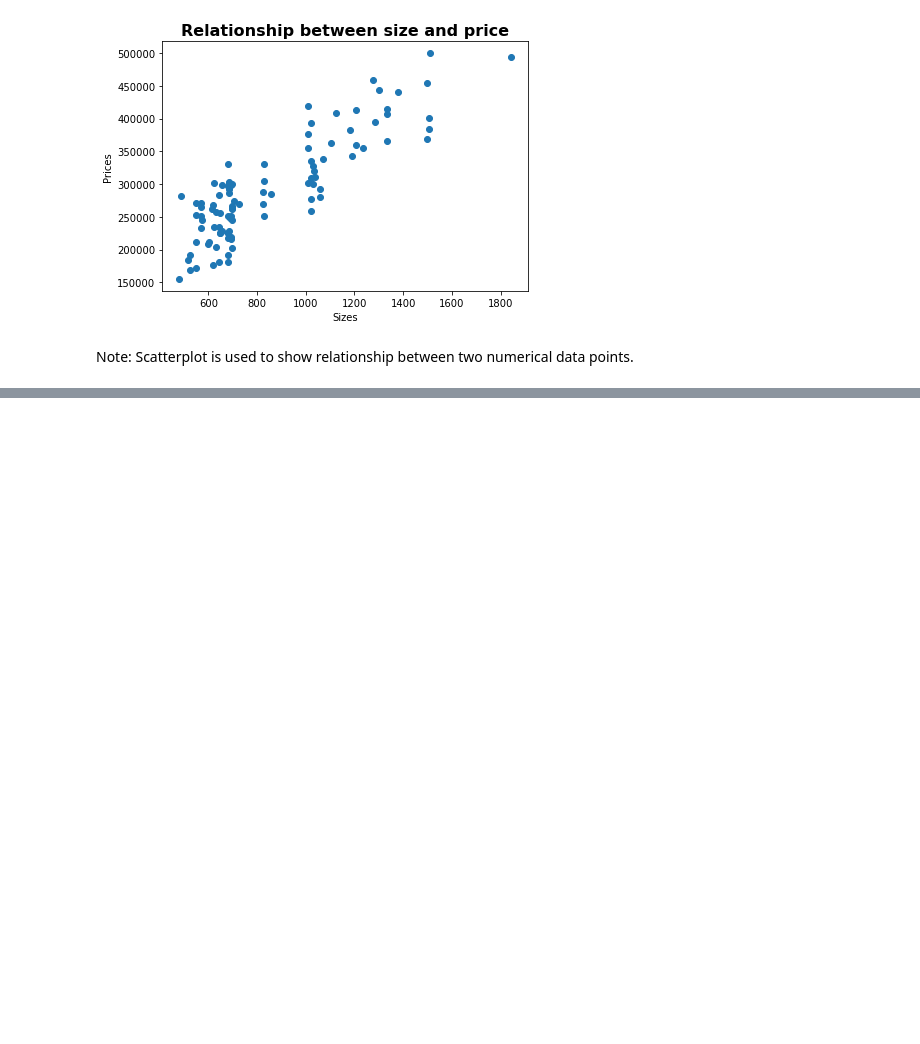
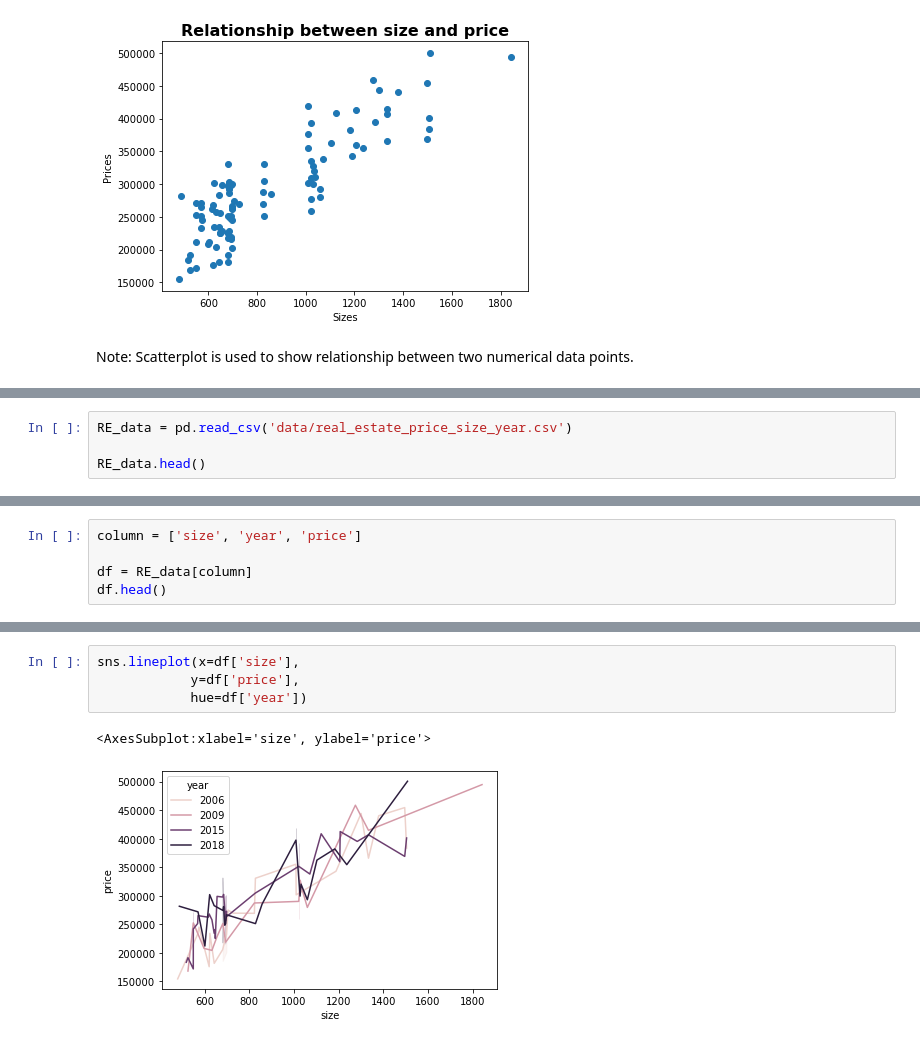
Before and after one commit to JudsonMorgan/Python-for-Data-Analyst, a Jupyter notebook: Data-visualization.ipynb, the cells around one changed output, grey strips where cells are left out. Drawn from its saved outputs; the diff is of its cells as text; blank space fills up the shorter version.

```diff
--- a/Data-visualization.ipynb
+++ b/Data-visualization.ipynb
@@ -247,0 +317,4 @@ plt.show()
+# %%
+RE_data = pd.read_csv('data/real_estate_price_size_year.csv')
+
+RE_data.head()
@@ -247,0 +332,5 @@ plt.show()
+# %%
+column = ['size', 'year', 'price']
+
+df = RE_data[column]
+df.head()
@@ -247,0 +344,7 @@ plt.show()
+# %%
+sns.lineplot(x=df['size'],
+            y=df['price'],
+            hue=df['year'])
+# %% [output]
+<AxesSubplot:xlabel='size', ylabel='price'>
+[figure, added]
```
Also changed, not shown: parts of 28 cells of this notebook.
